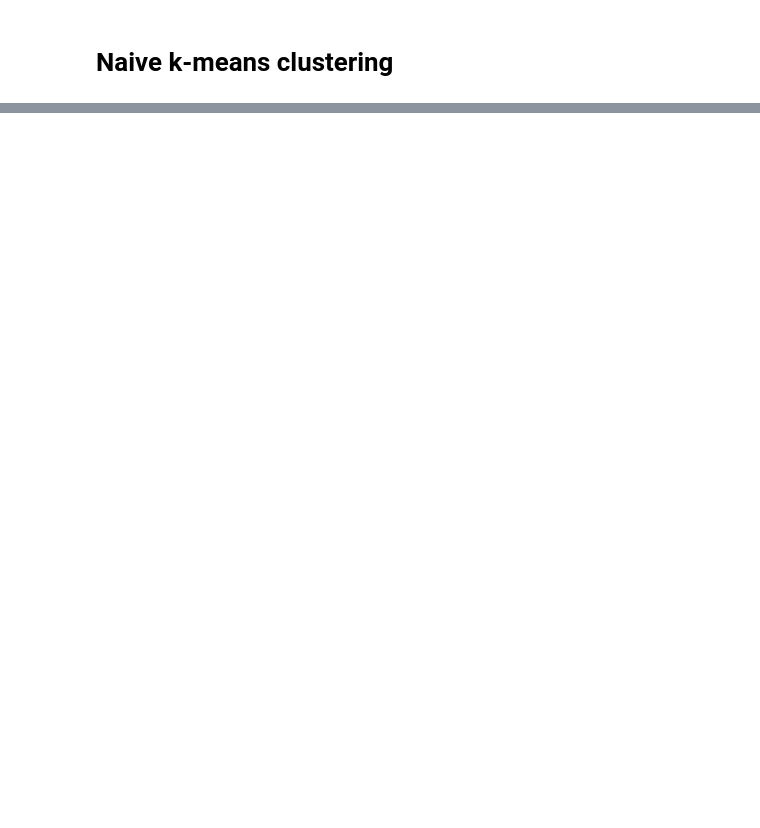
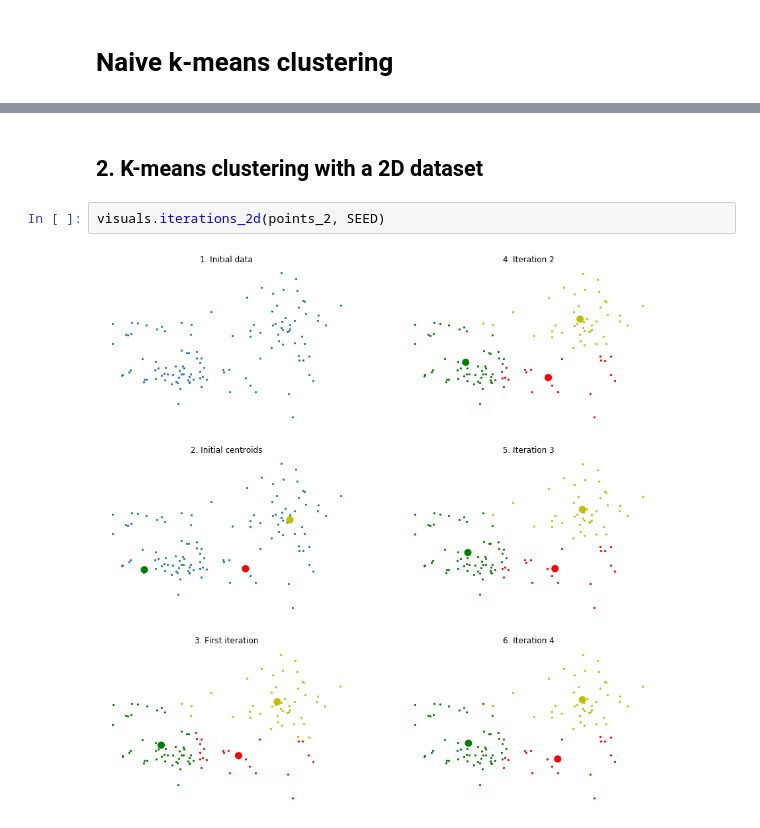
Before and after one commit to louisgevers/k-means-clustering-python, a Jupyter notebook: notebooks/01-naive-k-means-clustering.ipynb, the cells around one changed output, grey strips where cells are left out. Cells and saved outputs as stored; diff of their text form; blank space fills up the shorter version.

```diff
--- a/notebooks/01-naive-k-means-clustering.ipynb
+++ b/notebooks/01-naive-k-means-clustering.ipynb
@@ -48,0 +20,6 @@ for cluster in clusters:
+# %% [markdown]
+## 2. K-means clustering with a 2D dataset
+# %%
+visuals.iterations_2d(points_2, SEED)
+# %% [output]
+[figure, added]
```
Also changed, not shown: parts of 16 cells of this notebook, 3 other files.
